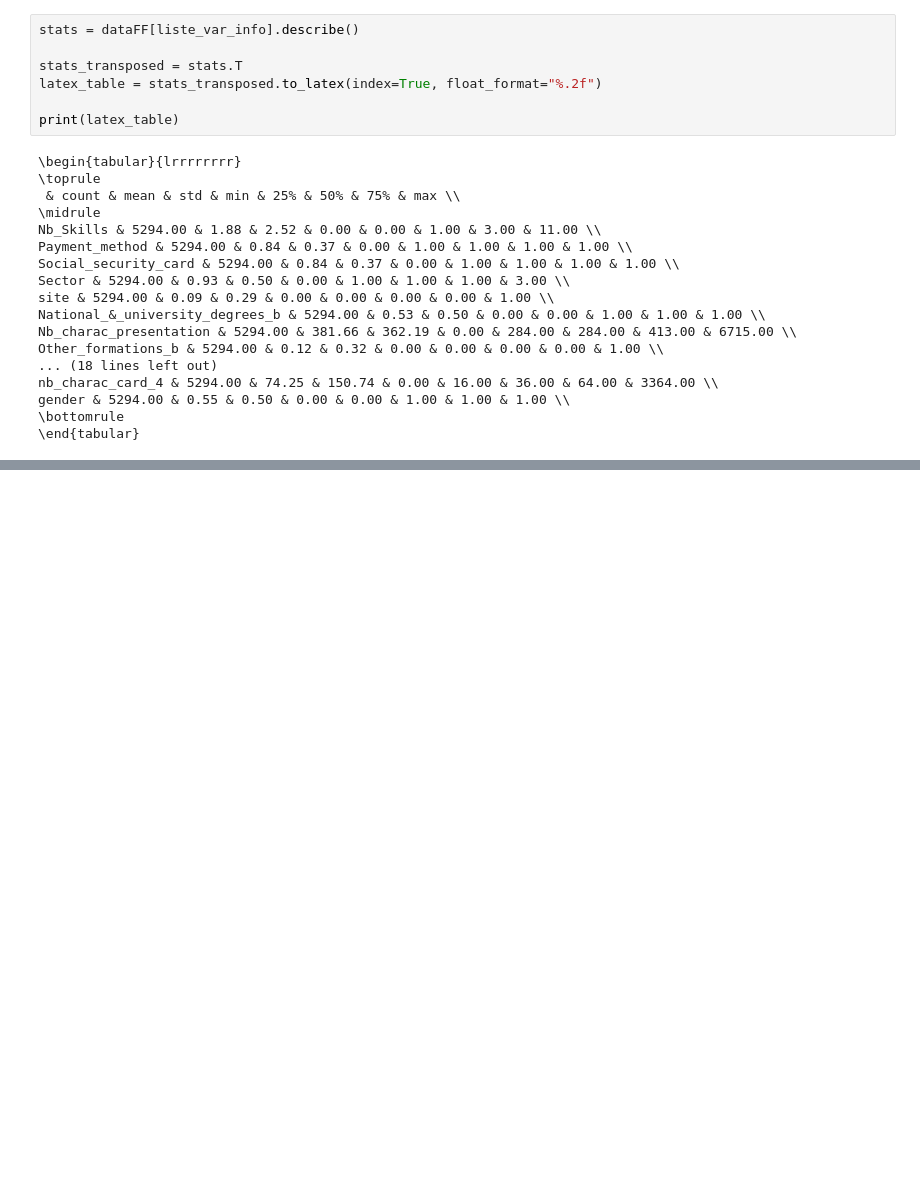
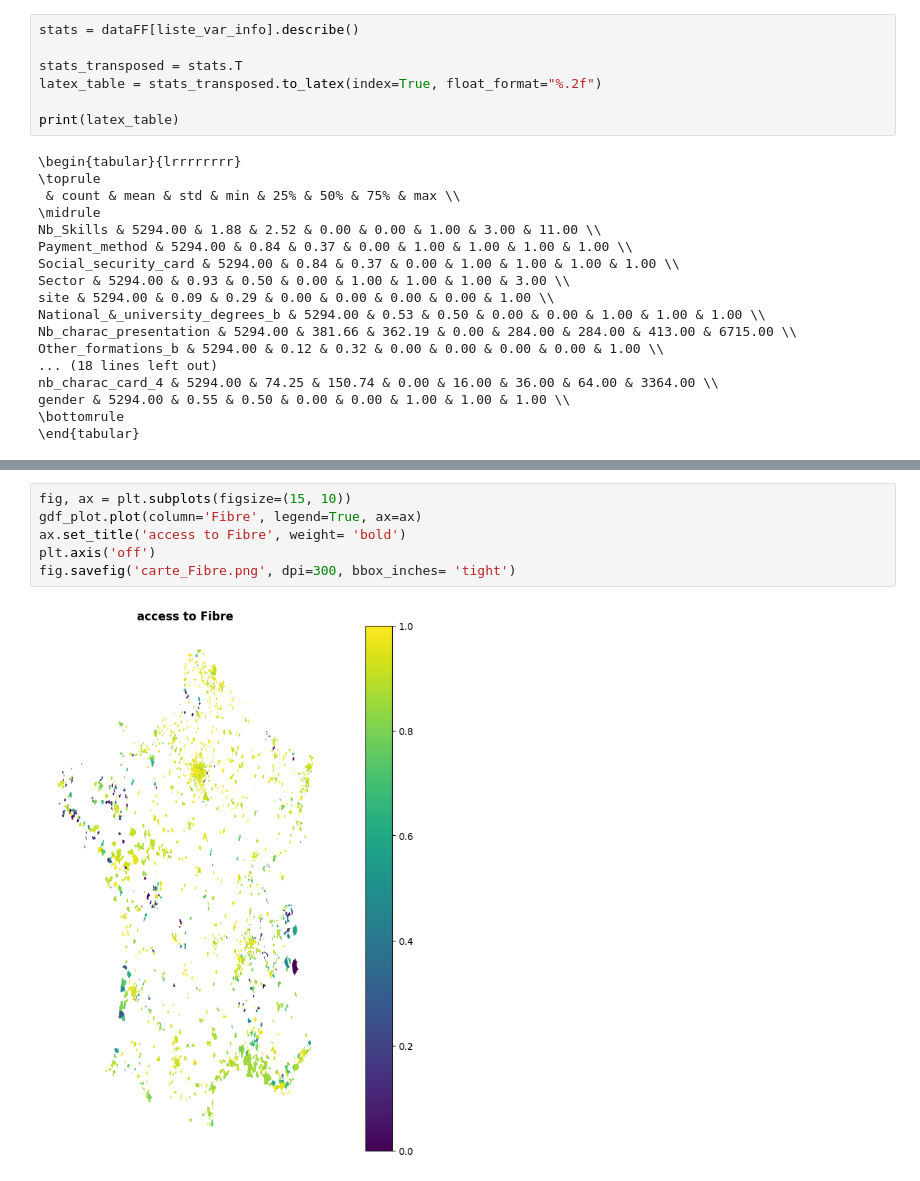
Before and after one commit to JulieBoyer/Econometrics, a Jupyter notebook: pre-treatment.ipynb, the cells around one changed output, grey strips where cells are left out. Drawn from its saved outputs; the diff is of its cells as text; blank space fills up the shorter version.

```diff
--- a/pre-treatment.ipynb
+++ b/pre-treatment.ipynb
@@ -531,0 +562,8 @@ Nb_doct_f_D_30km & 5294.00 & 0.00 & 0.01 & 0.00 & 0.00 & 0.00 & 0.00 & 0.02 \\
+# %%
+fig, ax = plt.subplots(figsize=(15, 10))
+gdf_plot.plot(column='Fibre', legend=True, ax=ax)
+ax.set_title('access to Fibre', weight= 'bold')
+plt.axis('off')
+fig.savefig('carte_Fibre.png', dpi=300, bbox_inches= 'tight')
+# %% [output]
+[figure, added]
```
Also changed, not shown: parts of 16 cells of this notebook, 4 other files.
